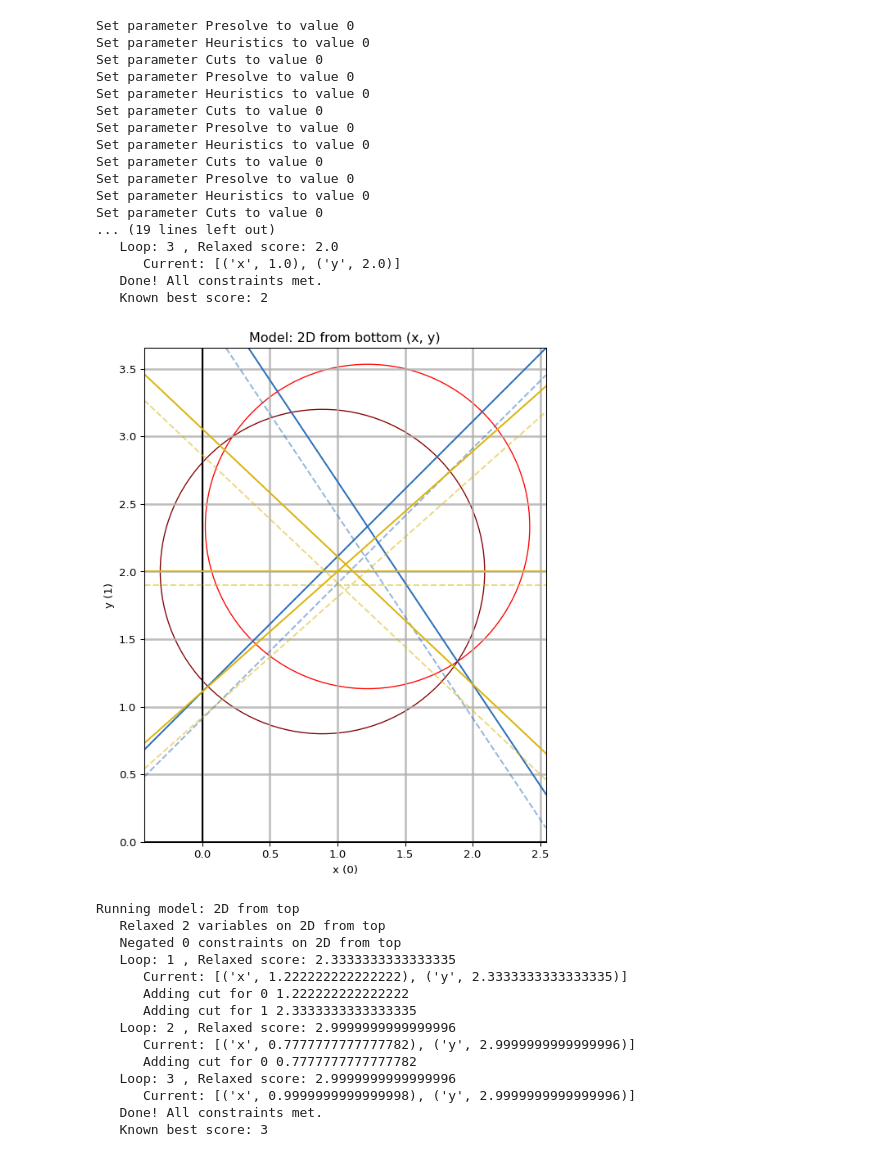
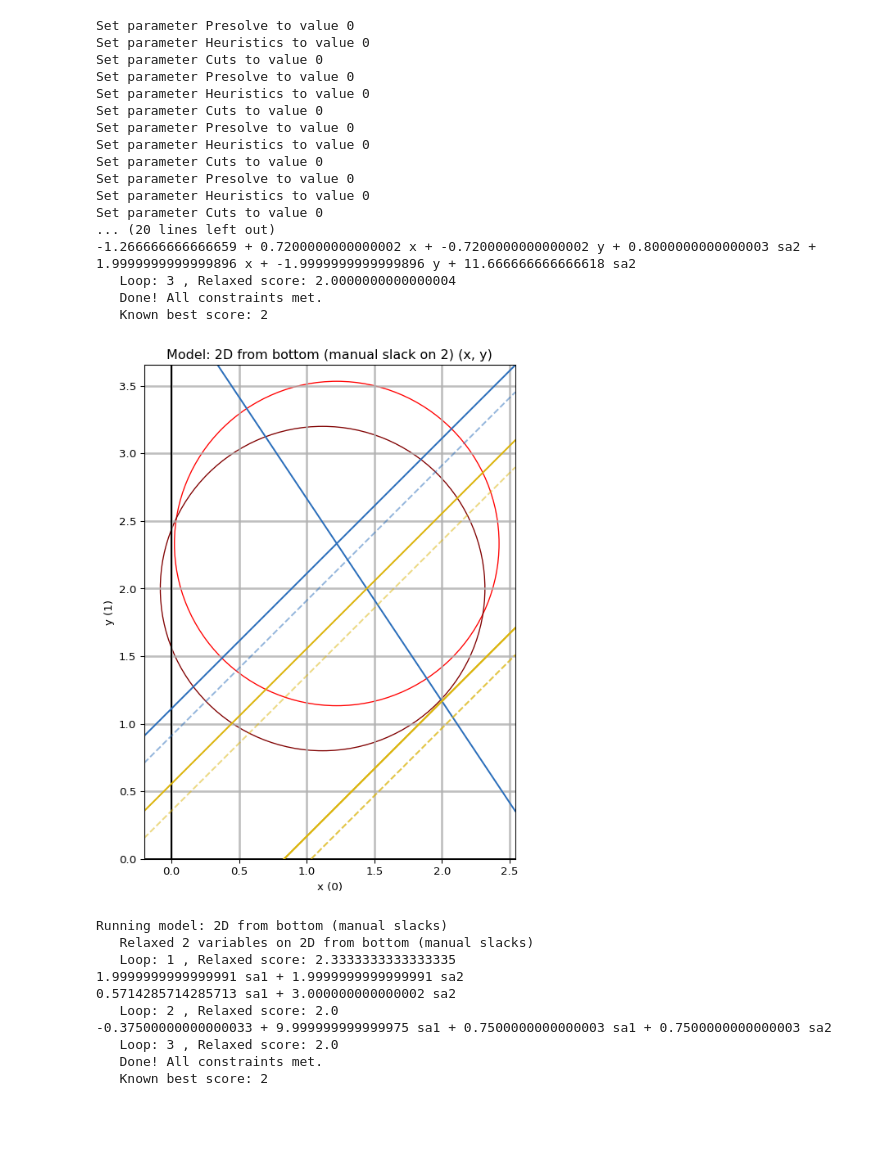
Before and after one commit to BrannonKing/intersection_cuts, a Jupyter notebook: main_split_cuts.ipynb, the cells around one changed output. Cells and saved outputs as stored; diff of their text form; code cells hidden in the pictures; blank space fills up the shorter version.

```diff
--- a/main_split_cuts.ipynb
+++ b/main_split_cuts.ipynb
@@ -54,7 +54,7 @@ def add_cut(relaxed: gp.Model, integer_vars, integer_idx, plotter):
             if variables[index].VBasis == -2:  # not yet sure this is correct
                 return variables[index].UB - variables[index]
             assert variables[index].VBasis != -3  # not handling -3 yet
-            return variables[index]
+            return variables[index].LB + variables[index]
         # if only gurobi gave us access to their slack variables...
         # instead, we have to solve for it:
         cons_idx = index - len(variables)
@@ -65,7 +65,7 @@ def add_cut(relaxed: gp.Model, integer_vars, integer_idx, plotter):
         elif sense == '>':
             return lhs - rhs
         else:
-            return 0.0  # is this right for equality constraints?
+            return 0.0  # Gurobi has slacks on equality constraints, but they must always be 0
 
     basis = gu.read_basis(relaxed)
     tableau, col_to_var_idx, negated_rows = gu.read_tableau(relaxed, basis, extra_rows=1)
@@ -76,9 +76,18 @@ def add_cut(relaxed: gp.Model, integer_vars, integer_idx, plotter):
     # tableau = np.delete(tableau, to_drop, axis=0)
     # basis = np.delete(basis, to_drop)
 
-    # Conforti has negative vectors with 1 at row=col, with the rest negated.
-    # if relaxed.ModelSense == gp.GRB.MAXIMIZE:
-    # tableau = -tableau
+    # the current understanding:
+    # negate all columns with variables at status -1
+    # and negate all columns match slack variables of type <
+    for i, j in enumerate(col_to_var_idx):
+        if j < len(variables):
+            if variables[j].VBasis == -1:
+                tableau[:, i] = -tableau[:, i]
+        else:
+            constraint = constraints[j - len(variables)]
+            if constraint.Sense != '>':  # still unsure on this one; can't tell what to do with equality
+                tableau[:, i] = -tableau[:, i]
+
     int_cols = [i for i, c in enumerate(col_to_var_idx) if c in integer_idx]
     tableau[-1, int_cols] = 1  # use our extra row to store the col==row -> 1
 
@@ -89,24 +98,32 @@ def add_cut(relaxed: gp.Model, integer_vars, integer_idx, plotter):
     #     basis_corner[i] = find_variable_value(i)
     to_cut = [(i, base, find_variable_value(base)) for i, base in enumerate(basis)  # can't call find_var_value after addConstr or update
               if base in integer_idx and tol < (integer_vars[integer_idx[base]].X % 1) < 1.0-tol]
-    for row, base, x in to_cut:
-        print("      Adding cut for", base, x)
+    for row, base, x in reversed(to_cut):
+        # print("      Adding cut for", base, x)
         points = []
         for col, ray in enumerate(tableau.T):
             rr = ray[row]
+            # if row in negated_rows:
+            #     rr = -rr
             if np.isclose(rr, 0, atol=tol):
                 continue
             scale = -(x % 1) / rr if rr < 0 else (1-(x % 1)) / rr
-            # print("SCALE", scale, x, r)
+            # print("SCALE", scale, x, rr)
             # point = basis_corner.copy()
             # point[basis] += scale * ray[:-1]
             # point[r] += scale * ray[-1]
+            # print("INFO", row, col, base, x, ray, scale)
+
             points.append((col_to_var[col], 1.0/scale))
+            #  left off: how to handle the zero-case? I need it to take a bigger step in s1? It does okay on the second step.
+            # what line do I really want there?
         # a = np.vstack(points)
         # y, _, _, _ = np.linalg.lstsq(a, np.zeros(a.shape[0]), rcond=tol)
         # left off: our old code probably handled distance down the ray; we need that. See if it was ball-dependant.
         # and also see if it drew the correct thing, and what space it drew in.
         summed_terms = gp.quicksum(nrm * v for v, nrm in points)
+        if len(variables) < 5:
+            print(str(summed_terms))
         new_con = relaxed.addConstr(summed_terms >= 1)
 
         # yd = np.linalg.det(a)
@@ -119,6 +136,7 @@ def add_cut(relaxed: gp.Model, integer_vars, integer_idx, plotter):
         if plotter is not None:
             relaxed.update()
             plotter.add_constraint(new_con)
+        # break  # remove this and the reversed when done debugging
 
     return True
 
@@ -130,58 +148,56 @@ def run_cuts_to_relaxed_sol(instances, loops=1):
         model.update()
         plotter = pu.create(model)
         int_vars, int_idx = gu.relax_int_or_bin_to_continuous(model)
-        gu.standardize_lt_to_gt(model)
+        # gu.standardize_lt_to_gt(model)
+        # gu.standardize_eq_to_gt(model)
 
         for i in range(loops):
             model.optimize()
             if model.Status != gp.GRB.OPTIMAL:
                 print("   FAILED! Status:", model.Status)
                 break
 
             print("   Loop:", i+1, ", Relaxed score:", model.getObjective().getValue())
-            current = [(iv.VarName.item(), iv.X.item()) for iv in int_vars]
-            print("      Current:", current)
+            # current = [(iv.VarName.item(), iv.X.item()) for iv in int_vars]
+            # print("      Current:", current)
 
             if not add_cut(model, int_vars, int_idx, plotter):
                 print("   Done! All constraints met.")
                 break
 
         print("   Known best score:", instance.score if instance.known_optimum else "unknown")
         if plotter is not None:
             plotter.render()
 
 # test the cuts on simple examples:
-run_cuts_to_relaxed_sol(list(el.get_instances().values()), loops=5)
+# run_cuts_to_relaxed_sol(list(el.get_instances().values())[1:2], loops=5)
+run_cuts_to_relaxed_sol(list(el.get_instances().values())[6:], loops=5)
 # %% [output]
 Set parameter Presolve to value 0
 Set parameter Heuristics to value 0
 Set parameter Cuts to value 0
 Set parameter Presolve to value 0
 Set parameter Heuristics to value 0
 Set parameter Cuts to value 0
 Set parameter Presolve to value 0
 Set parameter Heuristics to value 0
 Set parameter Cuts to value 0
 Set parameter Presolve to value 0
 Set parameter Heuristics to value 0
 Set parameter Cuts to value 0
-... (19 lines left out)
-   Loop: 3 , Relaxed score: 2.0
-      Current: [('x', 1.0), ('y', 2.0)]
+... (20 lines left out)
+-1.266666666666659 + 0.7200000000000002 x + -0.7200000000000002 y + 0.8000000000000003 sa2 + 1.9999999999999896 x + -1.9999999999999896 y + 11.666666666666618 sa2
+   Loop: 3 , Relaxed score: 2.0000000000000004
    Done! All constraints met.
    Known best score: 2
-[figure, old version]
+[figure, new version]
-Running model: 2D from top
-   Relaxed 2 variables on 2D from top
-   Negated 0 constraints on 2D from top
+Running model: 2D from bottom (manual slacks)
+   Relaxed 2 variables on 2D from bottom (manual slacks)
    Loop: 1 , Relaxed score: 2.3333333333333335
-      Current: [('x', 1.222222222222222), ('y', 2.3333333333333335)]
-      Adding cut for 0 1.222222222222222
-      Adding cut for 1 2.3333333333333335
-   Loop: 2 , Relaxed score: 2.9999999999999996
-      Current: [('x', 0.7777777777777782), ('y', 2.9999999999999996)]
-      Adding cut for 0 0.7777777777777782
-   Loop: 3 , Relaxed score: 2.9999999999999996
-      Current: [('x', 0.9999999999999998), ('y', 2.9999999999999996)]
+1.9999999999999991 sa1 + 1.9999999999999991 sa2
+0.5714285714285713 sa1 + 3.000000000000002 sa2
+   Loop: 2 , Relaxed score: 2.0
+-0.37500000000000033 + 9.999999999999975 sa1 + 0.7500000000000003 sa1 + 0.7500000000000003 sa2
+   Loop: 3 , Relaxed score: 2.0
    Done! All constraints met.
-   Known best score: 3
+   Known best score: 2
```
Also changed, not shown: parts of 2 cells of this notebook, 3 other files.
